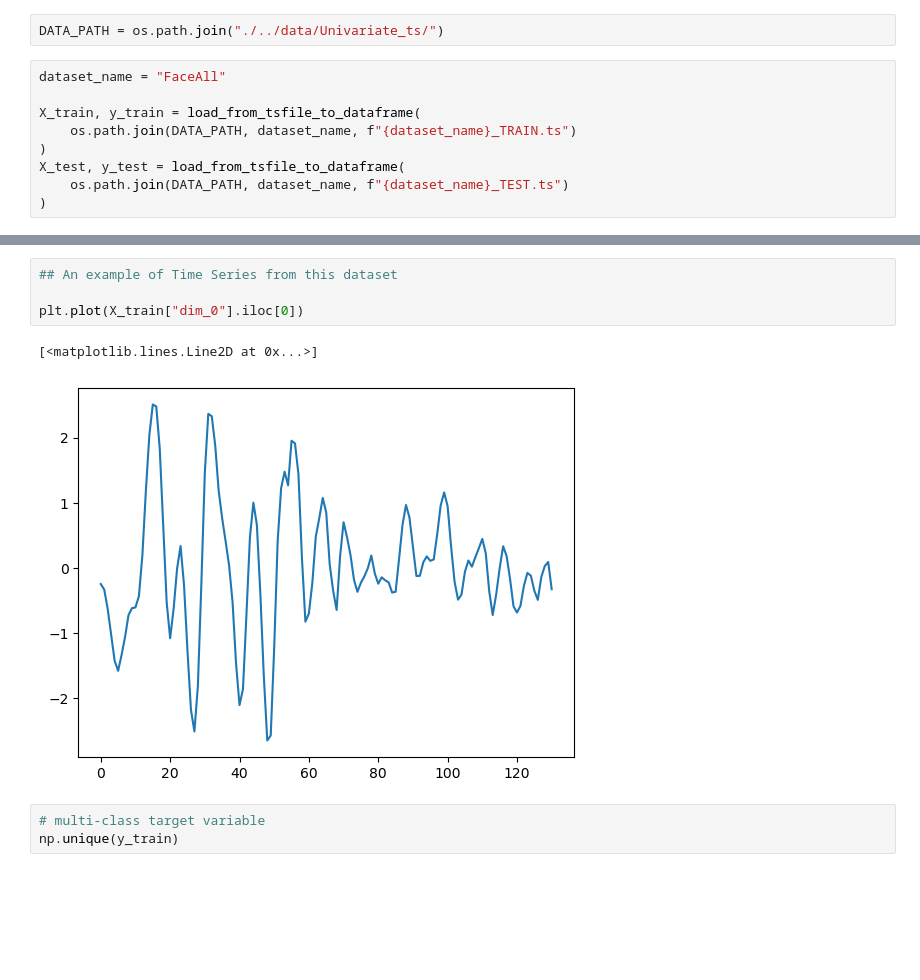
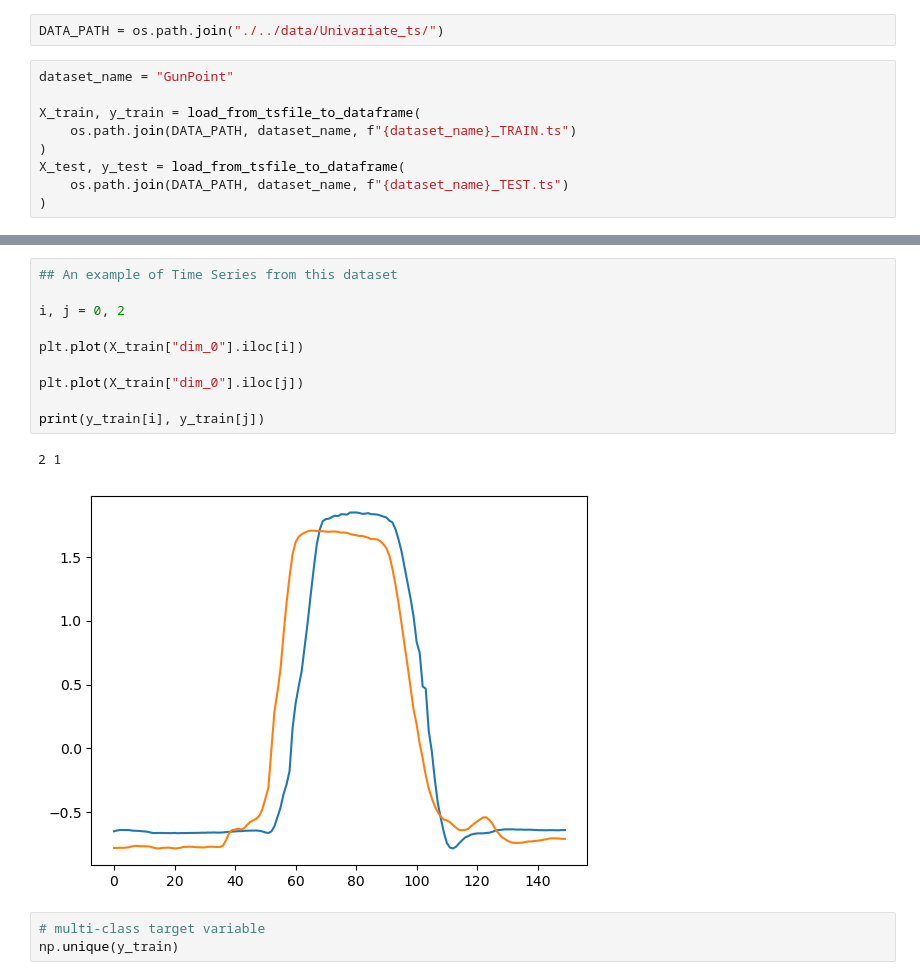
Before and after one commit to StanislasDOZIAS/MR-SEQL, a Jupyter notebook: notebooks/MrSEQL_example.ipynb, the cells around one changed output, grey strips where cells are left out. Saved outputs shown, nothing was run; the diff lists cells and outputs as text; blank space fills up the shorter version.

```diff
--- a/notebooks/MrSEQL_example.ipynb
+++ b/notebooks/MrSEQL_example.ipynb
@@ -22,7 +22,7 @@ from matplotlib import pyplot as plt
 # %%
 DATA_PATH = os.path.join("./../data/Univariate_ts/")
 # %%
-dataset_name = "FaceAll"
+dataset_name = "GunPoint"
 
 X_train, y_train = load_from_tsfile_to_dataframe(
     os.path.join(DATA_PATH, dataset_name, f"{dataset_name}_TRAIN.ts")
@@ -37,10 +44,16 @@ X_train.shape
 # %%
 ## An example of Time Series from this dataset
 
-plt.plot(X_train["dim_0"].iloc[0])
+i, j = 0, 2
+
+plt.plot(X_train["dim_0"].iloc[i])
+
+plt.plot(X_train["dim_0"].iloc[j])
+
+print(y_train[i], y_train[j])
 # %% [output]
-[<matplotlib.lines.Line2D at 0x...>]
+2 1
-[figure, old version]
+[figure, new version]
 # %%
 # multi-class target variable
 np.unique(y_train)
```
Also changed, not shown: parts of 3 cells of this notebook, 3 other files.
